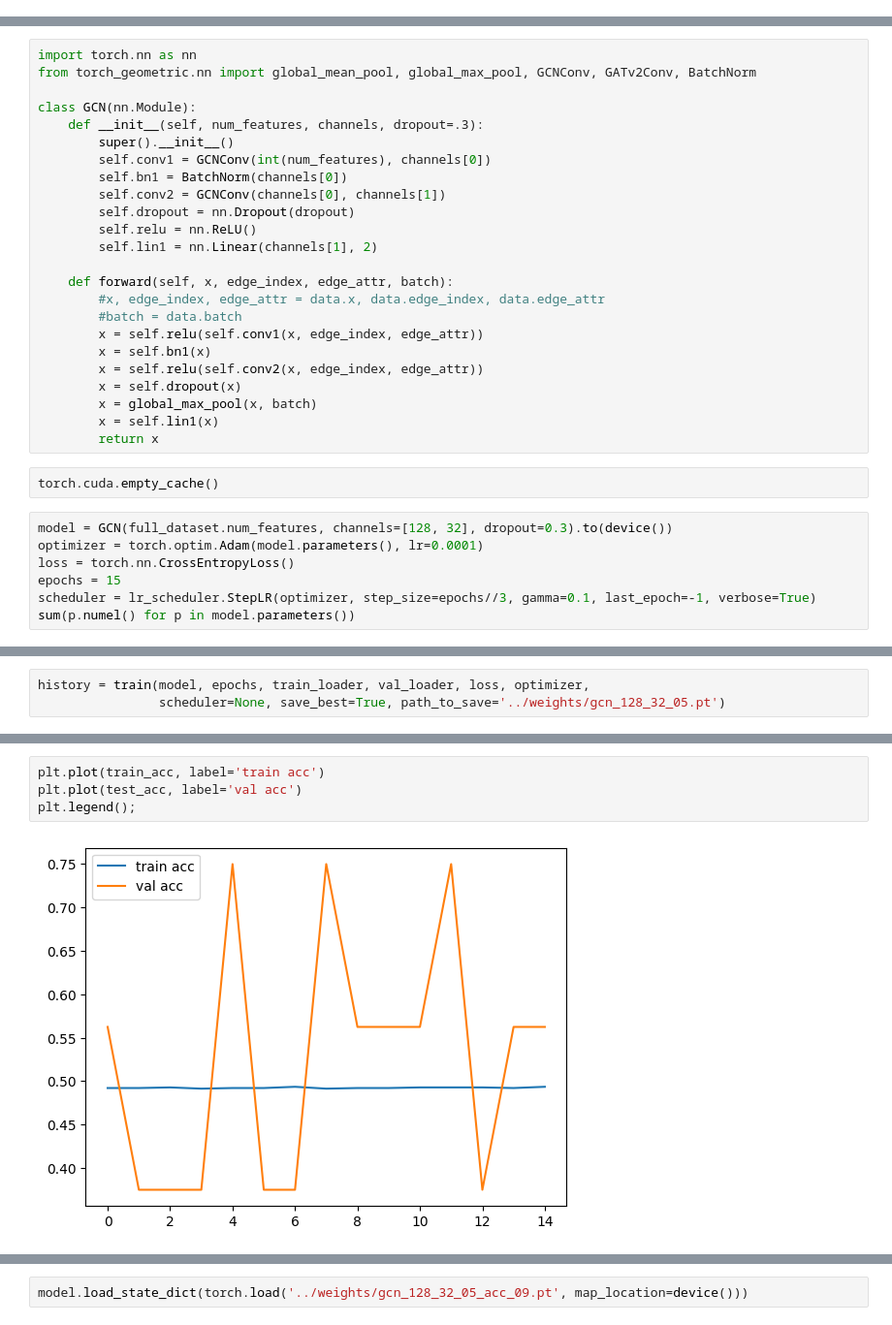
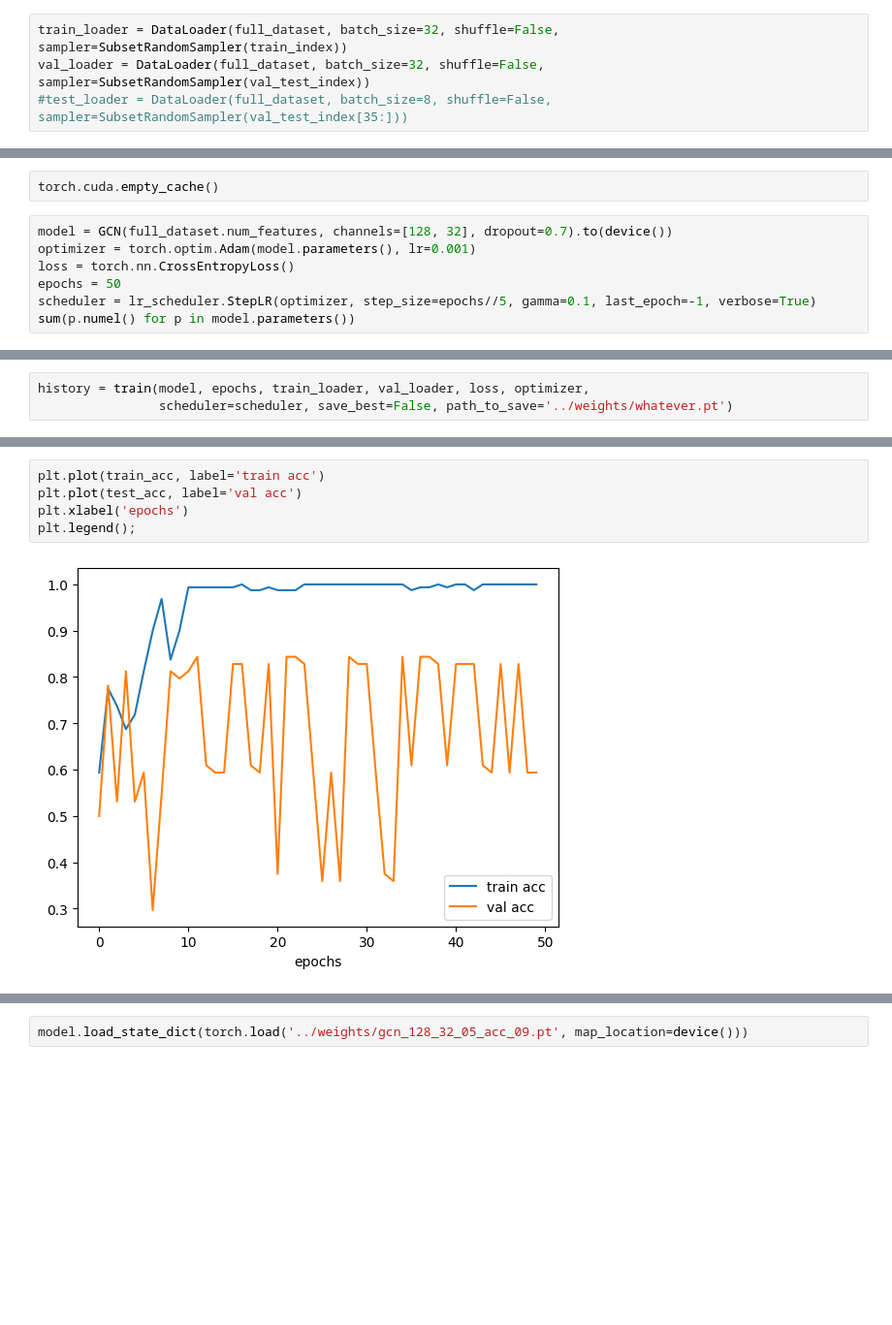
Before and after one commit to myxa/Open_Close_GNN, a Jupyter notebook: notebooks/model_training.ipynb, the cells around one changed output, grey strips where cells are left out. Shown: that part at 97% size. Cells and saved outputs as stored; diff of their text form; blank space fills up the shorter version.

```diff
--- a/notebooks/model_training.ipynb
+++ b/notebooks/model_training.ipynb
@@ -46,36 +63,16 @@ test_loader = DataLoader(test_dataset, batch_size=len(test_dataset))
+# %%
+train_loader = DataLoader(full_dataset, batch_size=32, shuffle=False, sampler=SubsetRandomSampler(train_index))
+val_loader = DataLoader(full_dataset, batch_size=32, shuffle=False, sampler=SubsetRandomSampler(val_test_index))
+#test_loader = DataLoader(full_dataset, batch_size=8, shuffle=False, sampler=SubsetRandomSampler(val_test_index[35:]))
 # %% [markdown]
 ## GCN
-# %%
-import torch.nn as nn
-from torch_geometric.nn import global_mean_pool, global_max_pool, GCNConv, GATv2Conv, BatchNorm
-
-class GCN(nn.Module):
-    def __init__(self, num_features, channels, dropout=.3):
-        super().__init__()
-        self.conv1 = GCNConv(int(num_features), channels[0])
-        self.bn1 = BatchNorm(channels[0])
-        self.conv2 = GCNConv(channels[0], channels[1])
-        self.dropout = nn.Dropout(dropout)
-        self.relu = nn.ReLU()
-        self.lin1 = nn.Linear(channels[1], 2)
-
-    def forward(self, x, edge_index, edge_attr, batch):
-        #x, edge_index, edge_attr = data.x, data.edge_index, data.edge_attr
-        #batch = data.batch
-        x = self.relu(self.conv1(x, edge_index, edge_attr))
-        x = self.bn1(x)
-        x = self.relu(self.conv2(x, edge_index, edge_attr))
-        x = self.dropout(x)
-        x = global_max_pool(x, batch)
-        x = self.lin1(x)
-        return x
 # %%
 torch.cuda.empty_cache()
 # %%
-model = GCN(full_dataset.num_features, channels=[128, 32], dropout=0.3).to(device())
-optimizer = torch.optim.Adam(model.parameters(), lr=0.0001)
+model = GCN(full_dataset.num_features, channels=[128, 32], dropout=0.7).to(device())
+optimizer = torch.optim.Adam(model.parameters(), lr=0.001)
 loss = torch.nn.CrossEntropyLoss()
-epochs = 15
-scheduler = lr_scheduler.StepLR(optimizer, step_size=epochs//3, gamma=0.1, last_epoch=-1, verbose=True)
+epochs = 50
+scheduler = lr_scheduler.StepLR(optimizer, step_size=epochs//5, gamma=0.1, last_epoch=-1, verbose=True)
 sum(p.numel() for p in model.parameters())
 # %% [output]
@@ -84,4 +81,4 @@ Adjusting learning rate of group 0 to 1.0000e-04.
 # %%
 history = train(model, epochs, train_loader, val_loader, loss, optimizer,
-                scheduler=None, save_best=True, path_to_save='../weights/gcn_128_32_05.pt')
+                scheduler=scheduler, save_best=False, path_to_save='../weights/whatever.pt')
 # %% [output]
@@ -113,9 +111,10 @@ plt.legend();
 # %%
 plt.plot(train_acc, label='train acc')
 plt.plot(test_acc, label='val acc')
+plt.xlabel('epochs')
 plt.legend();
 # %% [output]
-[figure, old version]
+[figure, new version]
 # %%
 np.mean(test_acc)
 # %% [output]
```
Also changed, not shown: parts of 49 cells of this notebook, 5 other files.
